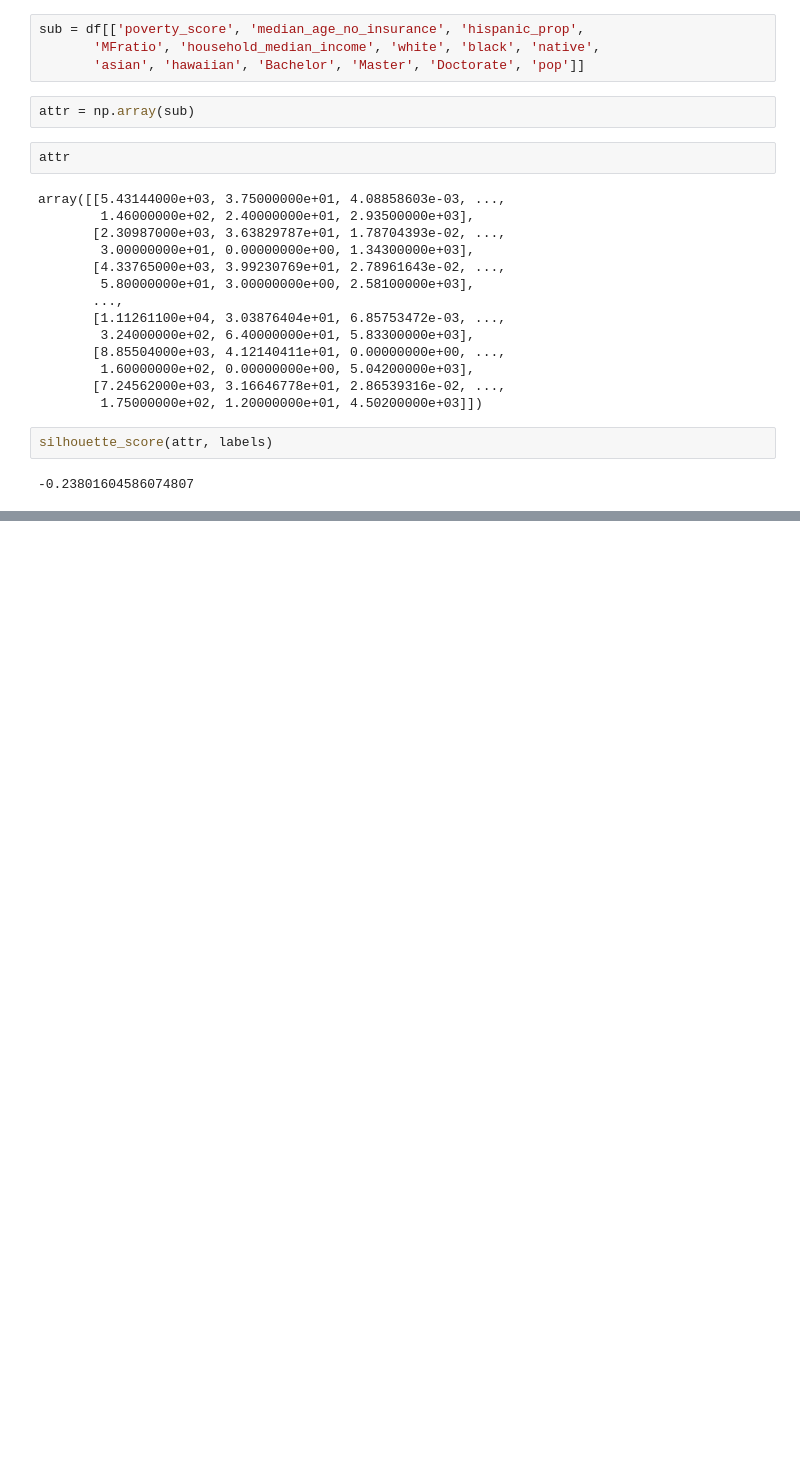
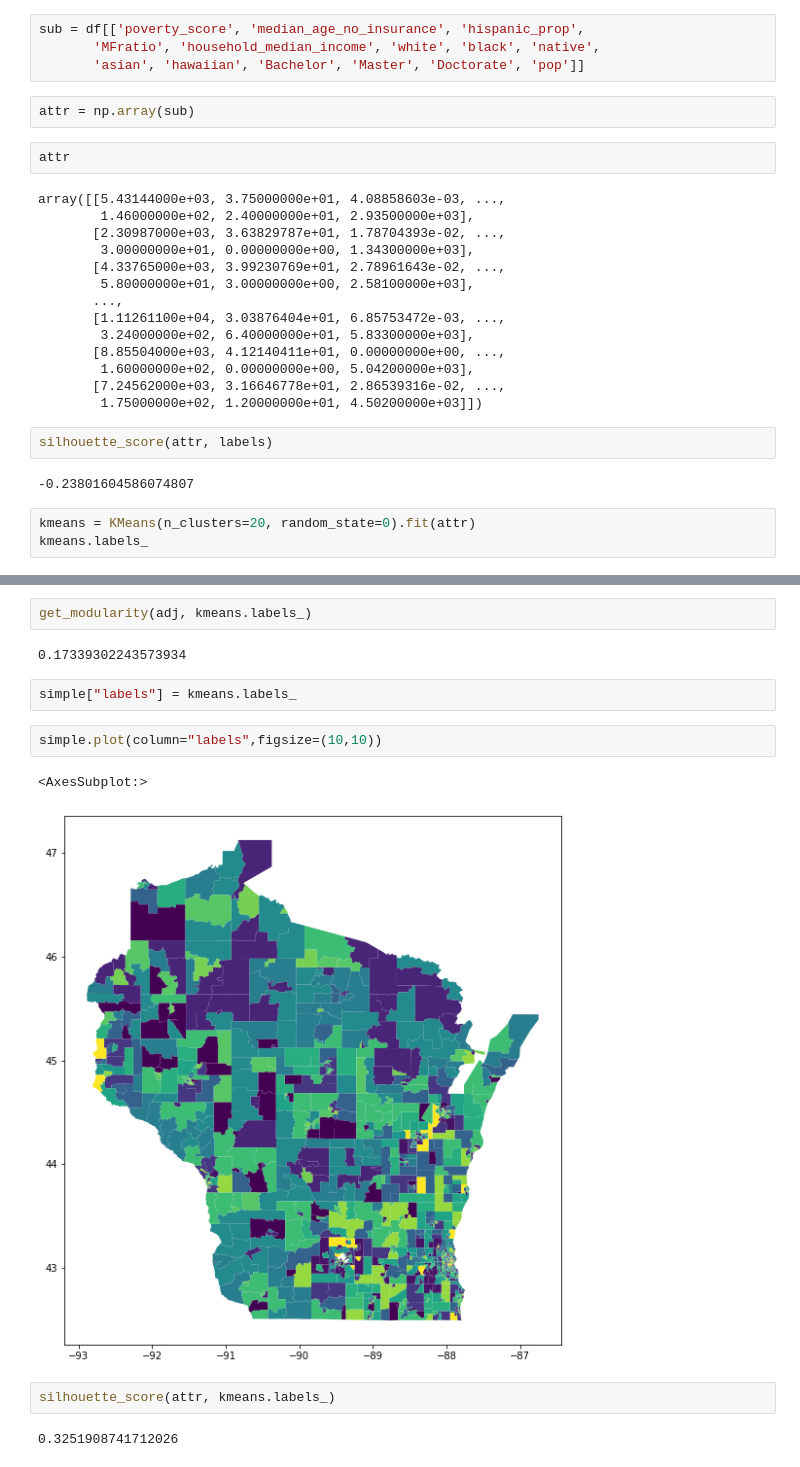
Before and after one commit to ychen884/STICC-GCC, a Jupyter notebook: try_louvain.ipynb, the cells around one changed output, grey strips where cells are left out. Saved outputs shown, nothing was run; the diff lists cells and outputs as text; blank space fills up the shorter version.

Commit message:
compare Kmeans

```diff
--- a/try_louvain.ipynb
+++ b/try_louvain.ipynb
@@ -82,3 +93,6 @@ array([[5.43144000e+03, 3.75000000e+01, 4.08858603e-03, ...,
 silhouette_score(attr, labels)
 # %% [output]
 -0.23801604586074807
+# %%
+kmeans = KMeans(n_clusters=20, random_state=0).fit(attr)
+kmeans.labels_
@@ -84,0 +107,15 @@ silhouette_score(attr, labels)
+# %%
+get_modularity(adj, kmeans.labels_)
+# %% [output]
+0.17339302243573934
+# %%
+simple["labels"] = kmeans.labels_
+# %%
+simple.plot(column="labels",figsize=(10,10))
+# %% [output]
+<AxesSubplot:>
+[figure, added]
+# %%
+silhouette_score(attr, kmeans.labels_)
+# %% [output]
+0.3251908741712026
```
Also changed, not shown: parts of 6 cells of this notebook.
